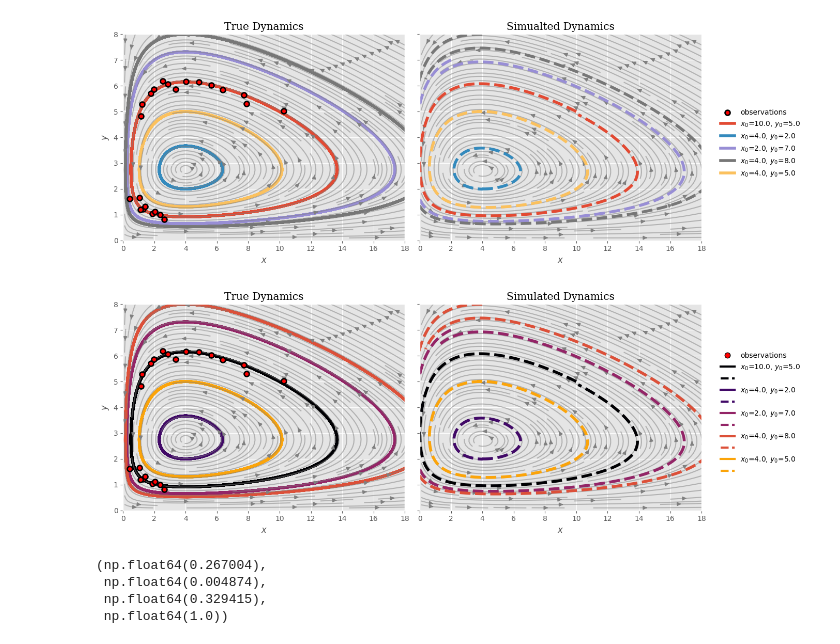
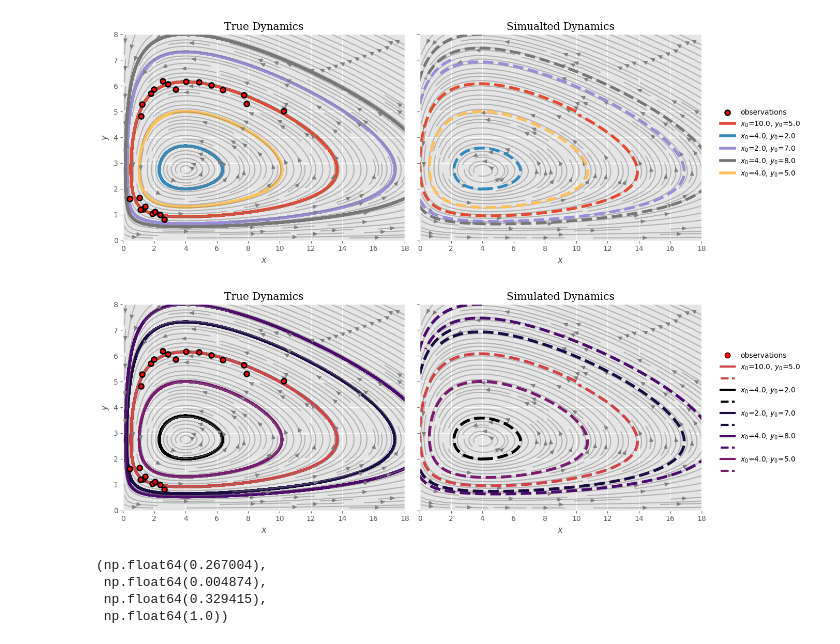
Before and after one commit to AHsu98/jsindy, a Jupyter notebook: paper-examples/preliminaries/lotka_volterra.ipynb, the cells around one changed output. Cells and saved outputs as stored; diff of their text form; code cells hidden in the pictures.

Commit message:
add extended sim figure

```diff
--- a/paper-examples/preliminaries/lotka_volterra.ipynb
+++ b/paper-examples/preliminaries/lotka_volterra.ipynb
@@ -244,0 +290,26 @@ plt.show()
+# %%
+cutoff = -75
+family='serif'
+fig, ax = plt.subplots(2,1, figsize=(15,5))
+ylabels = [r"$x(t)$", r"$y(t)$"]
+for idx in range(2):
+    ax[idx].scatter(t_train, x_train[:,idx],facecolors='red',edgecolors='black',lw=2, label='Observations',s=50,zorder=3)
+
+    ax[idx].plot(t_true[:cutoff], x_true[:cutoff,idx], label='True Trajectory',c='black',zorder=2)
+    ax[idx].plot(t_true[:cutoff], x_pred[:cutoff,idx], label='State Estimation', linestyle='-',c='blue', alpha=0.4,lw=5,zorder=1)
+
+    # extension
+    t_extend = t_true + t_true[cutoff]
+    ax[idx].plot(t_extend,x_true_extend[:,idx], c='black', linestyle='--', label='True Unseen Trajectory')
+
+    ax[idx].plot(t_extend,x_sim_extend[:,idx],c='purple',alpha=0.4, lw=5,linestyle='-',label='Simulated Dyanmics')
+
+    ax[idx].grid(True)
+    ax[idx].set_ylabel(ylabels[idx], size=15, family=family)
+    if idx==0:
+        ax[idx].legend(prop={'family':family})
+    if idx == 1:
+        ax[idx].set_xlabel(r"$t$",size=15, family=family)
+plt.suptitle("Lotka-Voltera Predator-Prey Model", family=family,size=20)
+plt.savefig(f"figures_lv/lv_noise_{noise}_dt_{dt_train}_t1_{t1}_unseen_traj.pdf")
+plt.show()
@@ -444,6 +485,19 @@ colors = [
     "#fcffa4"
 ]
 
+colors = [
+    "#cf4446",
+    "#000004",
+    "#1b0c41",
+    "#4a0c6b",
+    "#781c6d",
+    "#a52c60",
+    "#ed6925",
+    "#fb9b06",
+    "#f7d13d",
+    "#fcffa4"
+]
+
 def inferno_colors(n):
     cmap = plt.cm.inferno
     values = np.linspace(0, 1, n)
@@ -453,8 +507,8 @@ def inferno_colors(n):
     return hex_colors
 
 # Example usage:
-n = 6
-colors = inferno_colors(n)
+# n = 6
+# colors = inferno_colors(n)
 
 
 fig, axs = plt.subplots(1, 2, figsize=(12, 5), sharey=True)
@@ -489,35 +543,35 @@ for idx, (x_true, x_pred) in enumerate(zip(true_traj, sim_traj)):
     label = rf"$x_0$={float(ic[0])}, $y_0$={float(ic[1])}"
 
     # Solid line: true
     axs[0].plot(x_true[:, 0], x_true[:, 1], lw=4, zorder=1, c=c)
     solid_line = mlines.Line2D([], [], color=c, lw=3, label=label)
 
     # Dashed line: simulated
     axs[1].plot(x_pred[:cutoff, 0], x_pred[:cutoff, 1], linestyle='--', lw=4, c=c)
     dashed_line = mlines.Line2D([], [], color=c, lw=3, linestyle='--')
 
     legend_handles.extend([solid_line, dashed_line])
 
 axs[1].set_xlabel(r"$x$")
 axs[1].set_title("Simulated Dynamics", family='serif')
 
 # Axis limits
 axs[0].set_xlim(0, 18)
 axs[1].set_xlim(0, 18)
 axs[0].set_ylim(0, 8)
 axs[1].set_ylim(0, 8)
 
 sp1.lines.set_alpha(0.5)
 sp1.arrows.set_alpha(0.5)
 
 # Combined legend
 fig.legend(handles=legend_handles, loc='center left', bbox_to_anchor=(1.0, 0.5), frameon=False)
 
 plt.tight_layout()
-fig.savefig("figures_lv/lv_phase_portrait2.pdf",bbox_inches='tight')
+fig.savefig("figures_lv/lv_phase_portrait2_alt.pdf",bbox_inches='tight')
 plt.show()
 # %% [output]
-[figure, old version]
+[figure, new version]
 # %%
 cmap = plt.cm.viridis
 colors = [cmap(i) for i in np.linspace(0,1,10)]
```
Also changed, not shown: parts of 12 cells of this notebook, 6 other files.
